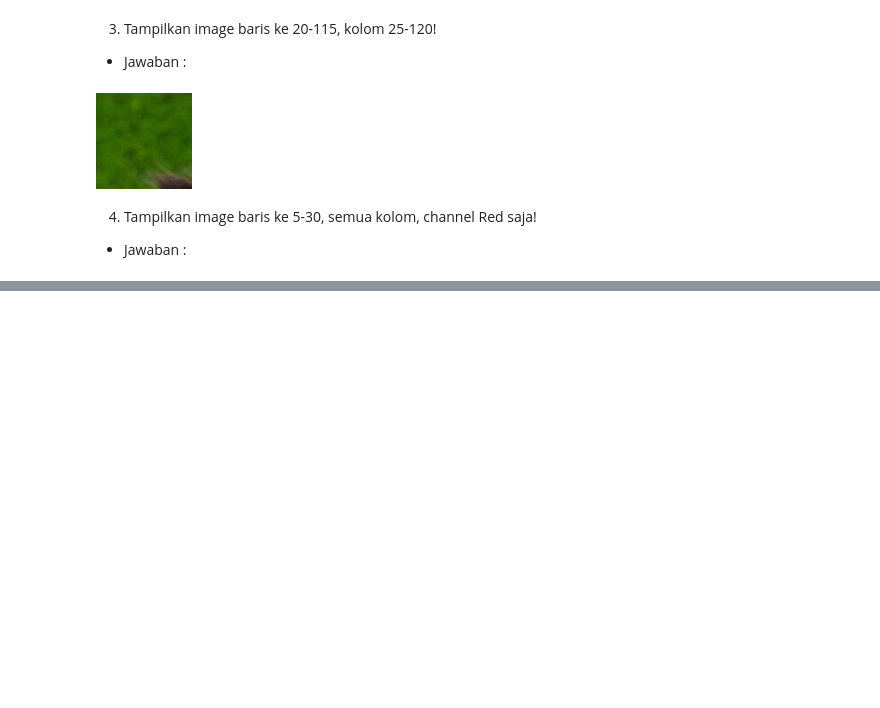
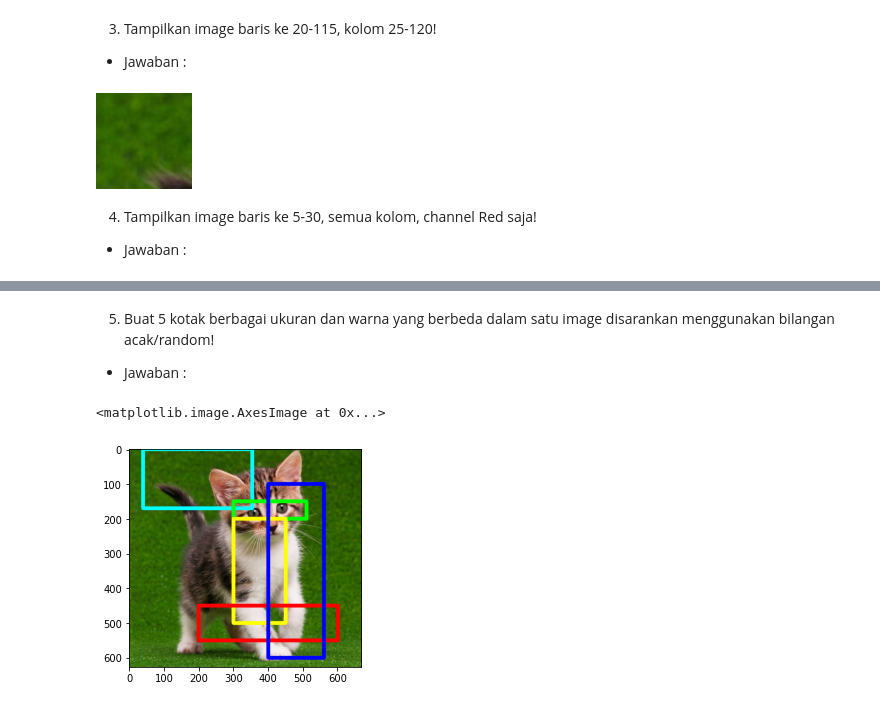
Before and after one commit to AlifiyulAkyun/PCVK_Genap_2023, a Jupyter notebook: Week2.ipynb, the cells around one changed output, grey strips where cells are left out. Saved outputs shown, nothing was run; the diff lists cells and outputs as text; code cells hidden in the pictures; blank space fills up the shorter version.

```diff
--- a/Week2.ipynb
+++ b/Week2.ipynb
@@ -228,0 +233,19 @@ cv2.destroyAllWindows()
+# %% [markdown]
+5. Buat 5 kotak berbagai ukuran dan warna yang berbeda dalam satu image disarankan menggunakan bilangan acak/random!
+
+*   Jawaban :
+# %%
+
+img = cv.imread('/content/drive/MyDrive/PCVK/image/kitten01.jpg')
+img = cv.cvtColor(img,cv.COLOR_BGR2RGB)
+
+cv.rectangle(img, pt1=(354,0), pt2=(40,170), color=(0,255,255), thickness=10)
+cv.rectangle(img, pt1=(300,200), pt2=(510,150), color=(0,255,0), thickness=10)
+cv.rectangle(img, pt1=(450,500), pt2=(300,200), color=(255,255,0), thickness=10)
+cv.rectangle(img, pt1=(200,450), pt2=(600,550), color=(255,0,0), thickness=10)
+cv.rectangle(img, pt1=(560,100), pt2=(400,600), color=(0,0,255), thickness=10)
+
+plt.imshow(img)
+# %% [output]
+<matplotlib.image.AxesImage at 0x...>
+[figure, added]
```
Also changed, not shown: parts of 7 cells of this notebook.
